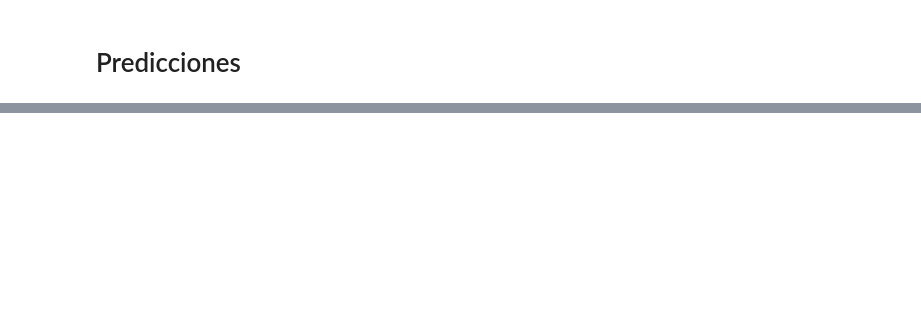
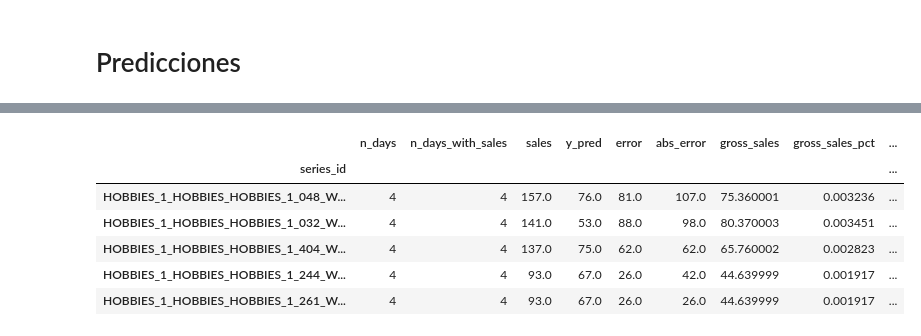
Before and after one commit to njimenez94/forecast-tfm, a Jupyter notebook: notebooks/03_predictions.ipynb, the cells around one changed output, grey strips where cells are left out. Cells and saved outputs as stored; diff of their text form; code cells hidden in the pictures; blank space fills up the shorter version.

```diff
--- a/notebooks/03_predictions.ipynb
+++ b/notebooks/03_predictions.ipynb
@@ -158,3 +174,13 @@ df_metrics.nsmallest(5,'wrmsse')
+# %%
+df_metrics.nlargest(5,'sales')
+# %% [output]
+|  | n_days | n_days_with_sales | sales | y_pred | error | abs_error | gross_sales | gross_sales_pct | ... |
+| series_id |  |  |  |  |  |  |  |  | ... |
+| HOBBIES_1_HOBBIES_HOBBIES_1_048_W... | 4 | 4 | 157.0 | 76.0 | 81.0 | 107.0 | 75.360001 | 0.003236 | ... |
+| HOBBIES_1_HOBBIES_HOBBIES_1_032_W... | 4 | 4 | 141.0 | 53.0 | 88.0 | 98.0 | 80.370003 | 0.003451 | ... |
+| HOBBIES_1_HOBBIES_HOBBIES_1_404_W... | 4 | 4 | 137.0 | 75.0 | 62.0 | 62.0 | 65.760002 | 0.002823 | ... |
+| HOBBIES_1_HOBBIES_HOBBIES_1_244_W... | 4 | 4 | 93.0 | 67.0 | 26.0 | 42.0 | 44.639999 | 0.001917 | ... |
+| HOBBIES_1_HOBBIES_HOBBIES_1_261_W... | 4 | 4 | 93.0 | 67.0 | 26.0 | 26.0 | 44.639999 | 0.001917 | ... |
 # %%
 CASES = ['HOUSEHOLD_1_HOUSEHOLD_TX_3_TX', 'HOBBIES_1_HOBBIES_WI_1_WI','HOUSEHOLD_2_HOUSEHOLD_CA_2_CA']
 
```
Also changed, not shown: parts of 12 cells of this notebook, 3 other files.
